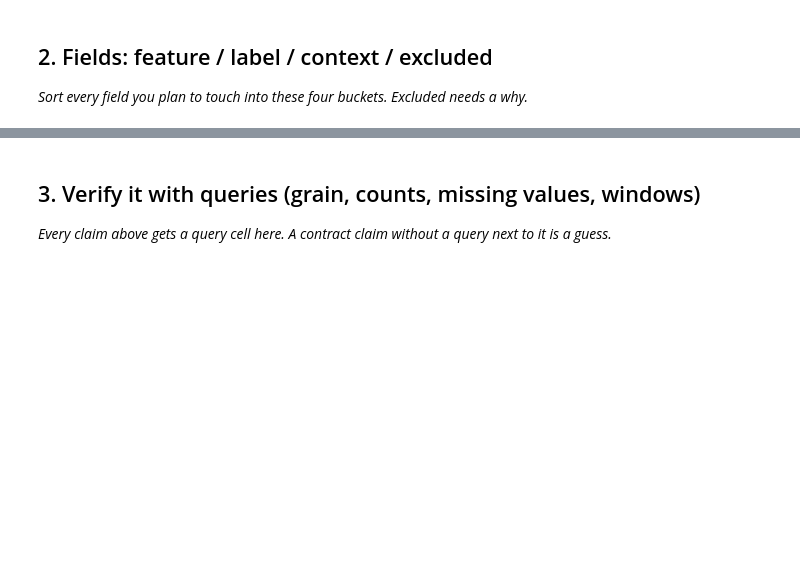
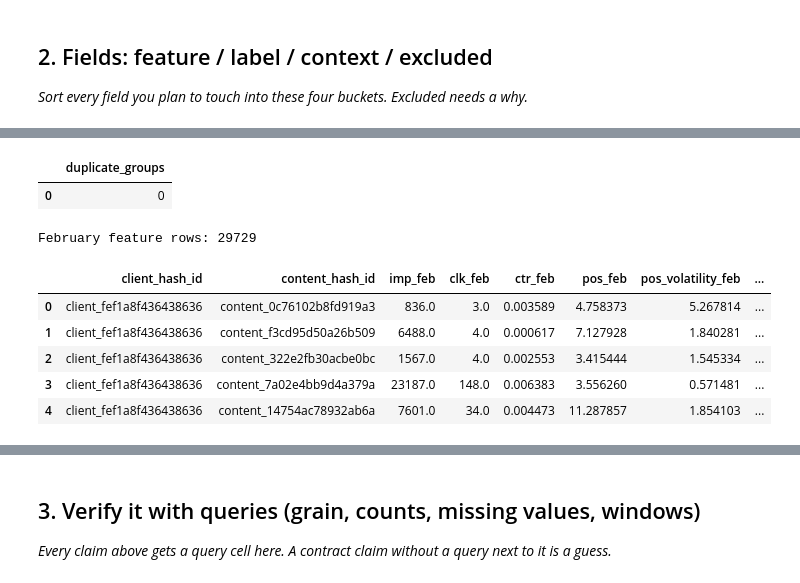
Before and after one commit to aijaz-khalique/flyrank-machine-learning-internship, a Jupyter notebook: work/notebooks/w03_data_contract.ipynb, the cells around one changed output, grey strips where cells are left out. Saved outputs shown, nothing was run; the diff lists cells and outputs as text; code cells hidden in the pictures; blank space fills up the shorter version.

```diff
--- a/work/notebooks/w03_data_contract.ipynb
+++ b/work/notebooks/w03_data_contract.ipynb
@@ -40,0 +178,75 @@ Excluded: content_id and client_id are excluded because they are identifiers. I
+# %%
+grain_check = con.sql(f"""
+SELECT
+    COUNT(*) AS duplicate_groups
+FROM (
+    SELECT
+        report_date,
+        client_hash_id,
+        content_hash_id
+    FROM {FEB}
+    GROUP BY
+        report_date,
+        client_hash_id,
+        content_hash_id
+    HAVING COUNT(*) > 1
+)
+""").df()
+
+grain_check
+# %% [output]
+|  | duplicate_groups |
+| 0 | 0 |
+# %%
+feb_agg = con.sql(f"""
+SELECT
+    client_hash_id,
+    content_hash_id,
+
+    SUM(gsc_impressions) AS imp_feb,
+
+    SUM(gsc_clicks) AS clk_feb,
+
+    SUM(gsc_clicks) / NULLIF(
+        SUM(gsc_impressions), 0
+    ) AS ctr_feb,
+
+    SUM(gsc_sum_position) / NULLIF(
+        SUM(gsc_impressions), 0
+    ) AS pos_feb,
+
+    STDDEV(gsc_avg_position) AS pos_volatility_feb,
+
+    COUNT(*) FILTER (
+        WHERE gsc_impressions > 0
+    ) AS days_with_imps_feb,
+
+    COUNT(*) FILTER (
+        WHERE gsc_impressions > 0
+        AND gsc_clicks = 0
+    ) AS zero_click_days_feb
+
+FROM {FEB}
+
+WHERE gsc_data_available = TRUE
+
+GROUP BY
+    client_hash_id,
+    content_hash_id
+
+HAVING
+    SUM(gsc_impressions) >= 100
+    AND SUM(gsc_clicks) >= 3
+""").df()
+
+print("February feature rows:", len(feb_agg))
+
+feb_agg.head()
+# %% [output]
+February feature rows: 29729
+|  | client_hash_id | content_hash_id | imp_feb | clk_feb | ctr_feb | pos_feb | pos_volatility_feb | ... |
+| 0 | client_fef1a8f436438636 | content_0c76102b8fd919a3 | 836.0 | 3.0 | 0.003589 | 4.758373 | 5.267814 | ... |
+| 1 | client_fef1a8f436438636 | content_f3cd95d50a26b509 | 6488.0 | 4.0 | 0.000617 | 7.127928 | 1.840281 | ... |
+| 2 | client_fef1a8f436438636 | content_322e2fb30acbe0bc | 1567.0 | 4.0 | 0.002553 | 3.415444 | 1.545334 | ... |
+| 3 | client_fef1a8f436438636 | content_7a02e4bb9d4a379a | 23187.0 | 148.0 | 0.006383 | 3.556260 | 0.571481 | ... |
+| 4 | client_fef1a8f436438636 | content_14754ac78932ab6a | 7601.0 | 34.0 | 0.004473 | 11.287857 | 1.854103 | ... |
```
Also changed, not shown: parts of 32 cells of this notebook, 4 other files.
